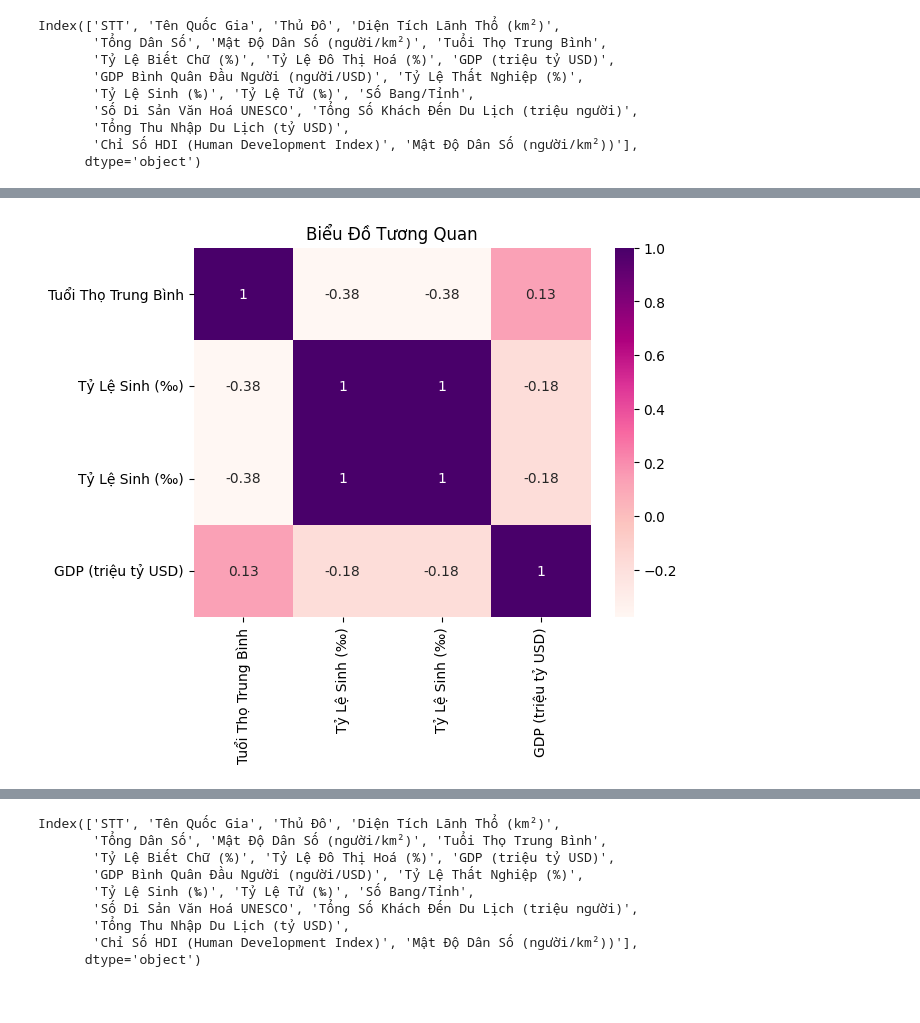
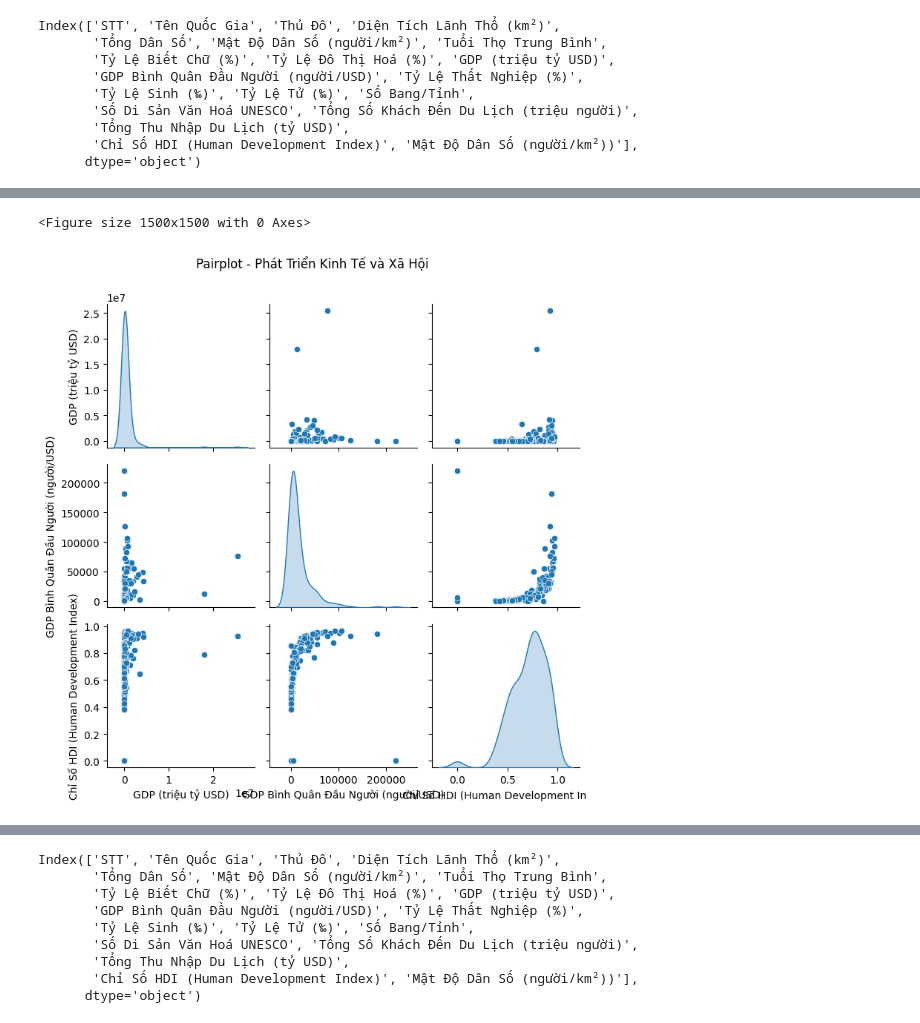
Before and after one commit to HUyEsona/Data-visualization-axis, a Jupyter notebook: main.ipynb, the cells around one changed output, grey strips where cells are left out. Drawn from its saved outputs; the diff is of its cells as text; code cells hidden in the pictures.

```diff
--- a/main.ipynb
+++ b/main.ipynb
@@ -329,23 +363,0 @@ Passing `palette` without assigning `hue` is deprecated and will be removed in v
-# %%
-df["Tổng Thu Nhập Du Lịch (tỷ USD)"] = pd.to_numeric(df["Tổng Thu Nhập Du Lịch (tỷ USD)"], errors="coerce")
-top30_total_tourist_profit = df.sort_values(by="Tổng Thu Nhập Du Lịch (tỷ USD)", ascending=False).head(30)
-colors = sns.color_palette("plasma", len(top30_total_tourist_profit))
-plt.figure(figsize=(15, 5))
-ax = sns.barplot(x="Tên Quốc Gia", y="Tổng Thu Nhập Du Lịch (tỷ USD)", data=top30_total_tourist_profit, palette=colors)
-plt.xticks(rotation=90)
-plt.ylabel("Tổng Thu Nhập Du Lịch (tỷ USD)", fontsize=10)
-plt.title("Top 30 Quốc Gia Có Tổng Thu Nhập Du Lịch (tỷ USD) cao nhất", fontsize=12)
-for idx, row in top30_total_tourist_profit.iterrows():
-    ax.text(
-        x=top30_total_tourist_profit.index.get_loc(idx),
-        y=row["Tổng Thu Nhập Du Lịch (tỷ USD)"],
-        s=f'{row["Tổng Thu Nhập Du Lịch (tỷ USD)"]:.2f}',
-        ha='center',
-        va='bottom',
-        fontsize=9,
-        color='black'
-    )
-formatter = FuncFormatter(lambda x, pos: f'{x:.2f}')
-plt.gca().yaxis.set_major_formatter(formatter)
-plt.tight_layout()
-plt.show()
@@ -444,7 +508,14 @@ plt.show()
 # %%
-correlation = df[['Tuổi Thọ Trung Bình', 'Tỷ Lệ Sinh (‰)', 'Tỷ Lệ Sinh (‰)', 'GDP (triệu tỷ USD)']].corr()
-sns.heatmap(correlation, annot=True, cmap="RdPu")
-plt.title("Biểu Đồ Tương Quan")
+
+plt.figure(figsize=(15, 15))
+sns.pairplot(data=df,
+             vars=['GDP (triệu tỷ USD)',
+                   'GDP Bình Quân Đầu Người (người/USD)',
+                   'Chỉ Số HDI (Human Development Index)'],
+             diag_kind="kde")
+plt.suptitle("Pairplot - Phát Triển Kinh Tế và Xã Hội", y=1.0)
+plt.tight_layout()
 plt.show()
 # %% [output]
+<Figure size 1500x1500 with 0 Axes>
-[figure, old version]
+[figure, new version]
```
Also changed, not shown: parts of 25 cells of this notebook.
